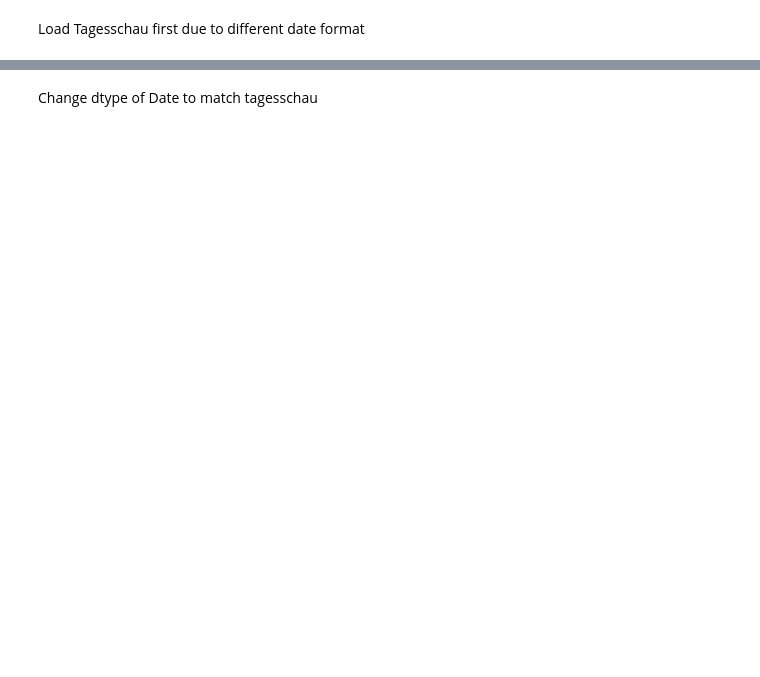
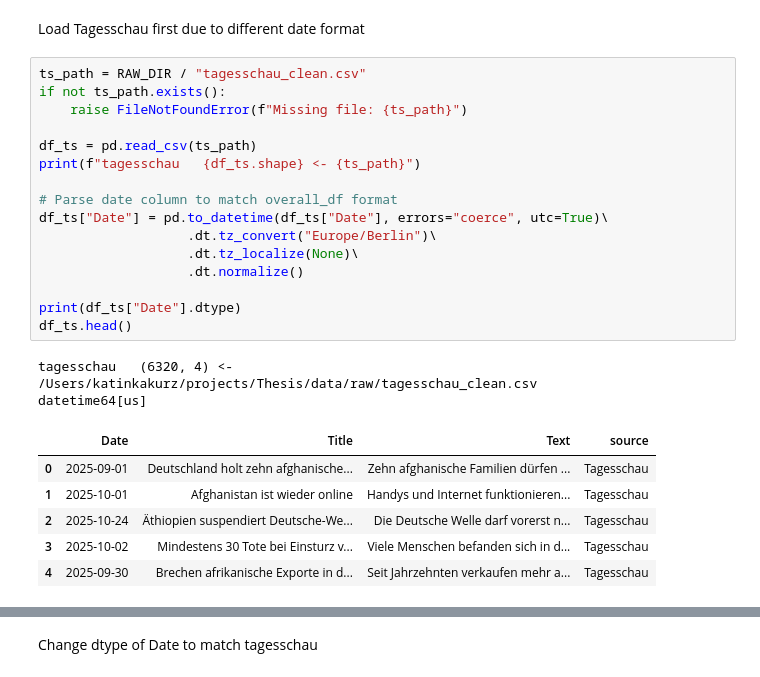
Before and after one commit to mattishaumann/Thesis, a Jupyter notebook: data preprocessing/07_OverallTM.ipynb, the cells around one changed output, grey strips where cells are left out. Cells and saved outputs as stored; diff of their text form; blank space fills up the shorter version.

```diff
--- a/data preprocessing/07_OverallTM.ipynb
+++ b/data preprocessing/07_OverallTM.ipynb
@@ -1,2 +1,27 @@
 # %% [markdown]
 Load Tagesschau first due to different date format
+# %%
+ts_path = RAW_DIR / "tagesschau_clean.csv"
+if not ts_path.exists():
+    raise FileNotFoundError(f"Missing file: {ts_path}")
+
+df_ts = pd.read_csv(ts_path)
+print(f"tagesschau   {df_ts.shape} <- {ts_path}")
+
+# Parse date column to match overall_df format
+df_ts["Date"] = pd.to_datetime(df_ts["Date"], errors="coerce", utc=True)\
+                   .dt.tz_convert("Europe/Berlin")\
+                   .dt.tz_localize(None)\
+                   .dt.normalize()
+
+print(df_ts["Date"].dtype)
+df_ts.head()
+# %% [output]
+tagesschau   (6320, 4) <- /Users/katinkakurz/projects/Thesis/data/raw/tagesschau_clean.csv
+datetime64[us]
+|  | Date | Title | Text | source |
+| 0 | 2025-09-01 | Deutschland holt zehn afghanische... | Zehn afghanische Familien dürfen ... | Tagesschau |
+| 1 | 2025-10-01 | Afghanistan ist wieder online | Handys und Internet funktionieren... | Tagesschau |
+| 2 | 2025-10-24 | Äthiopien suspendiert Deutsche-We... | Die Deutsche Welle darf vorerst n... | Tagesschau |
+| 3 | 2025-10-02 | Mindestens 30 Tote bei Einsturz v... | Viele Menschen befanden sich in d... | Tagesschau |
+| 4 | 2025-09-30 | Brechen afrikanische Exporte in d... | Seit Jahrzehnten verkaufen mehr a... | Tagesschau |
```
Also changed, not shown: parts of 13 cells of this notebook.
